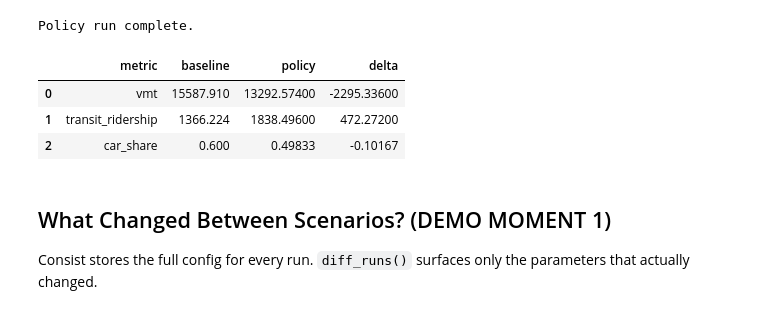
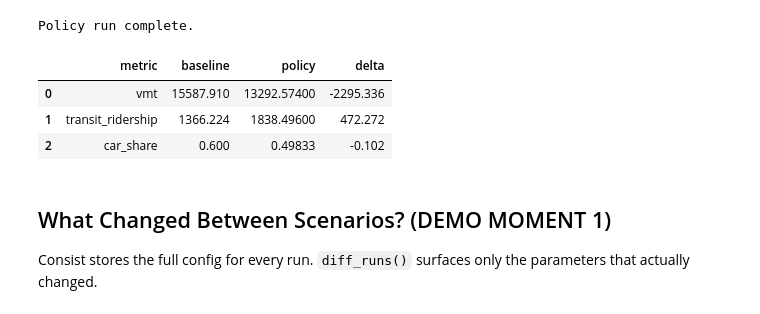
Before and after one commit to LBNL-UCB-STI/consist, a Jupyter notebook: examples/04_beam_core_demo.ipynb, the cells around one changed output. Drawn from its saved outputs; the diff is of its cells as text; code cells hidden in the pictures.

```diff
--- a/examples/04_beam_core_demo.ipynb
+++ b/examples/04_beam_core_demo.ipynb
@@ -353,35 +353,35 @@ Policy run complete.
 # %%
 def _load_network_performance(scenario_run_id: str) -> pd.DataFrame:
     run = tracker.find_run(
         parent_id=scenario_run_id,
         model="network_model",
         status="completed",
     )
     if run is None:
         raise RuntimeError(f"Could not find network_model run for {scenario_run_id}")
     outputs = tracker.get_run_outputs(run.id)
     return consist.load_df(outputs["network_performance"], tracker=tracker)
 
 
 baseline_perf = _load_network_performance(BASELINE_RUN_ID).rename(
     columns={"value": "baseline"}
 )
 policy_perf = _load_network_performance(POLICY_RUN_ID).rename(
     columns={"value": "policy"}
 )
 
 comparison = baseline_perf.merge(policy_perf, on="metric", how="inner")
-comparison["delta"] = (comparison["policy"] - comparison["baseline"]).round(6)
+comparison["delta"] = (comparison["policy"] - comparison["baseline"]).round(3)
 
 key_metrics = ["vmt", "transit_ridership", "car_share"]
 comparison = comparison[comparison["metric"].isin(key_metrics)].copy()
 comparison["metric"] = pd.Categorical(comparison["metric"], key_metrics, ordered=True)
 comparison.sort_values("metric").reset_index(drop=True)
 # %% [output]
 |  | metric | baseline | policy | delta |
-| 0 | vmt | 15587.910 | 13292.57400 | -2295.33600 |
-| 1 | transit_ridership | 1366.224 | 1838.49600 | 472.27200 |
-| 2 | car_share | 0.600 | 0.49833 | -0.10167 |
+| 0 | vmt | 15587.910 | 13292.57400 | -2295.336 |
+| 1 | transit_ridership | 1366.224 | 1838.49600 | 472.272 |
+| 2 | car_share | 0.600 | 0.49833 | -0.102 |
 # %% [markdown]
 ## What Changed Between Scenarios? (DEMO MOMENT 1)
 
```
Also changed, not shown: parts of 2 cells of this notebook, 19 other files.
